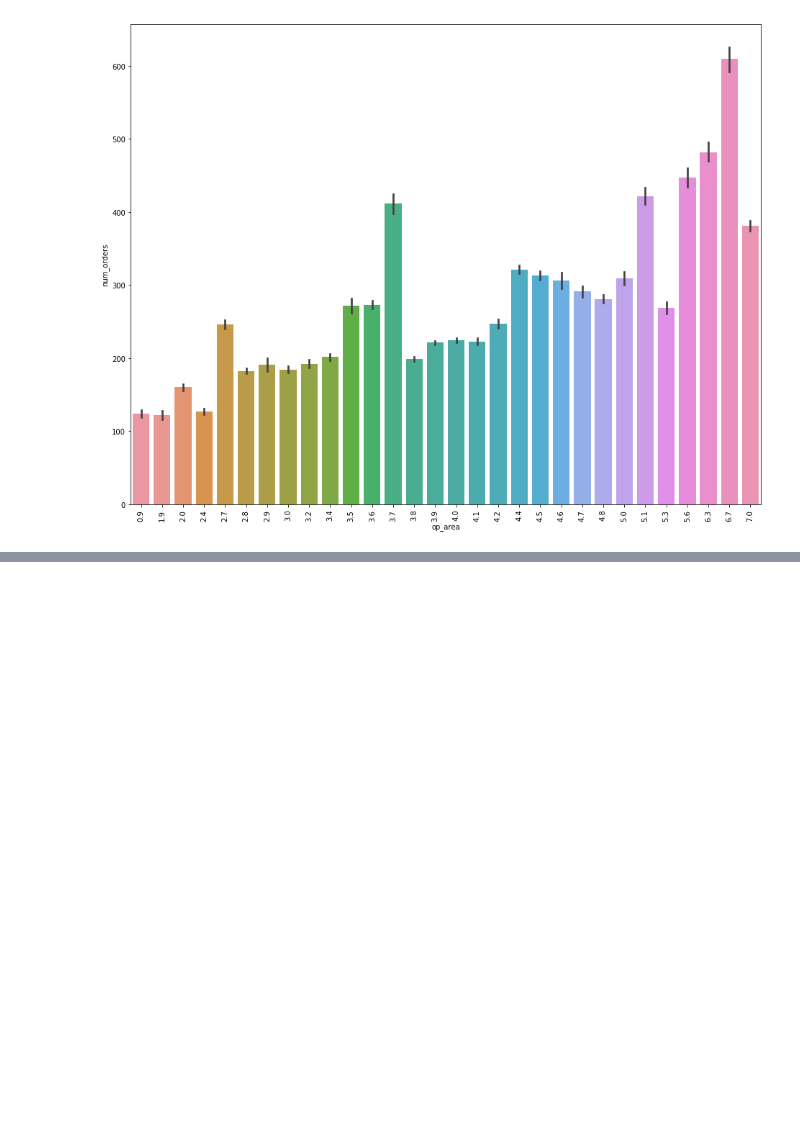
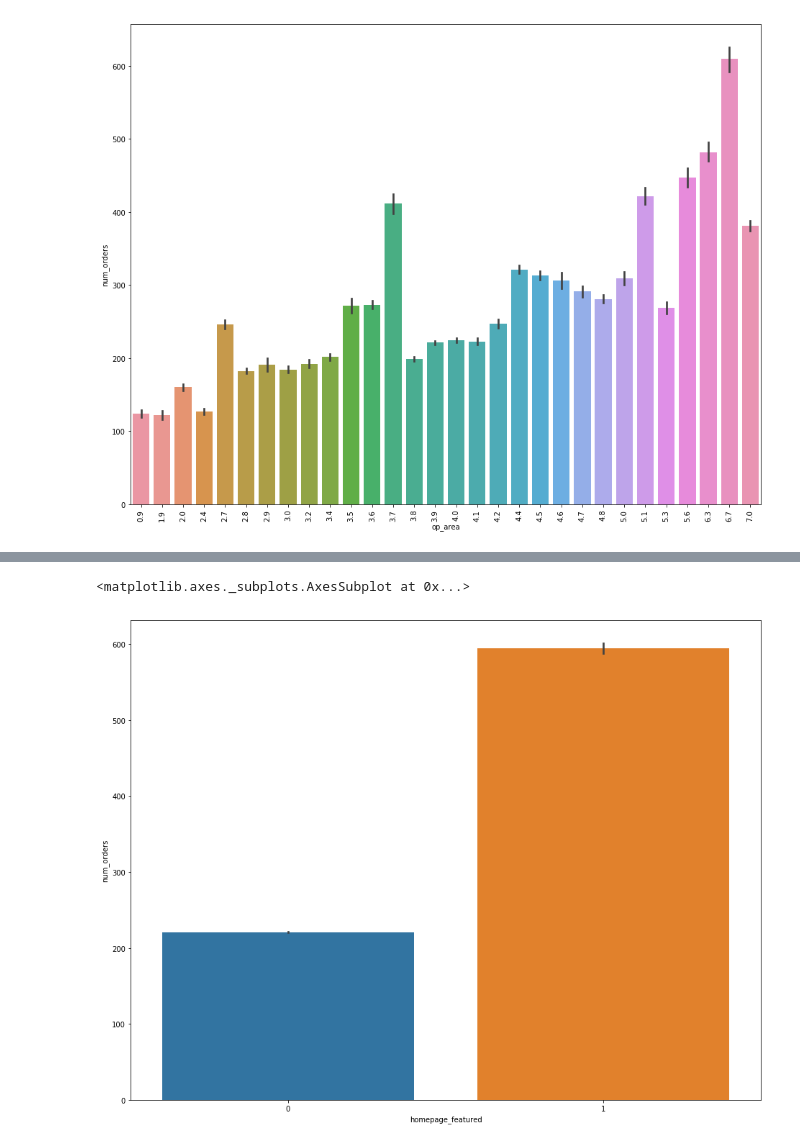
Before and after one commit to IITGuwahati-AI/Learning-Content, a Jupyter notebook: Food_forecast.ipynb, the cells around one changed output, grey strips where cells are left out. Drawn from its saved outputs; the diff is of its cells as text; code cells hidden in the pictures; blank space fills up the shorter version.

```diff
--- a/Food_forecast.ipynb
+++ b/Food_forecast.ipynb
@@ -251,0 +274,5 @@ plt.xticks(rotation = 90)
+# %%
+sns.barplot(train['homepage_featured'],train['num_orders'])
+# %% [output]
+<matplotlib.axes._subplots.AxesSubplot at 0x...>
+[figure, added]
```
Also changed, not shown: parts of 5 cells of this notebook.
